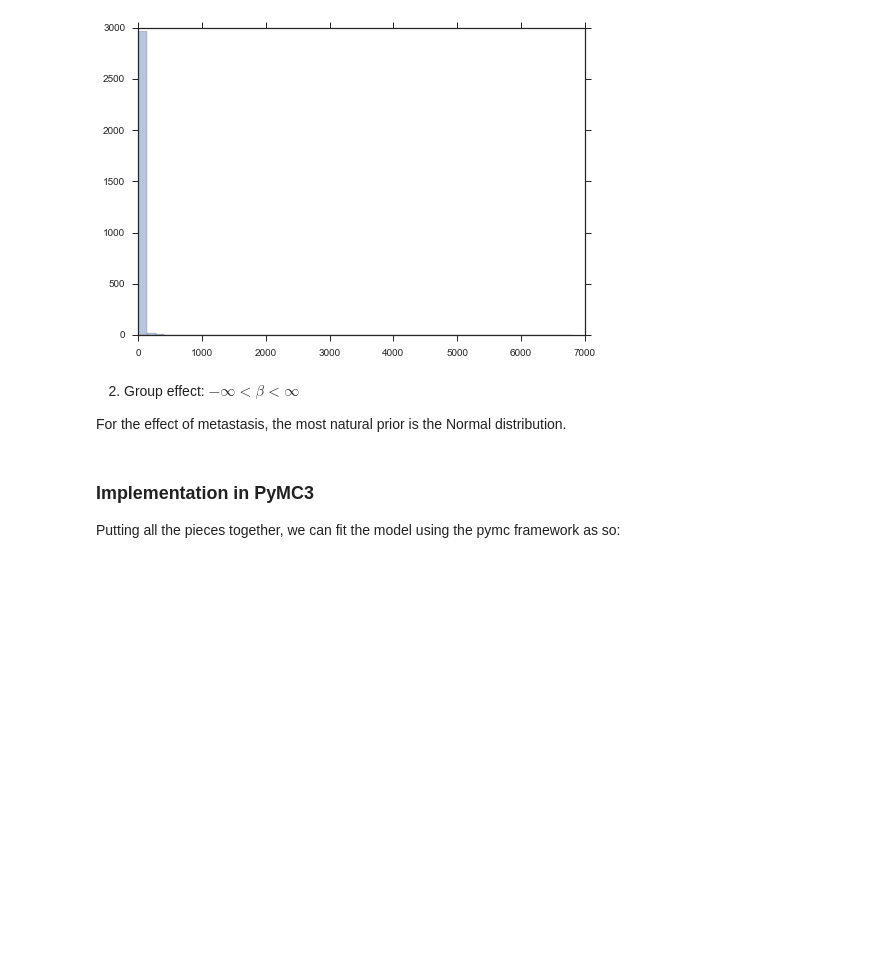
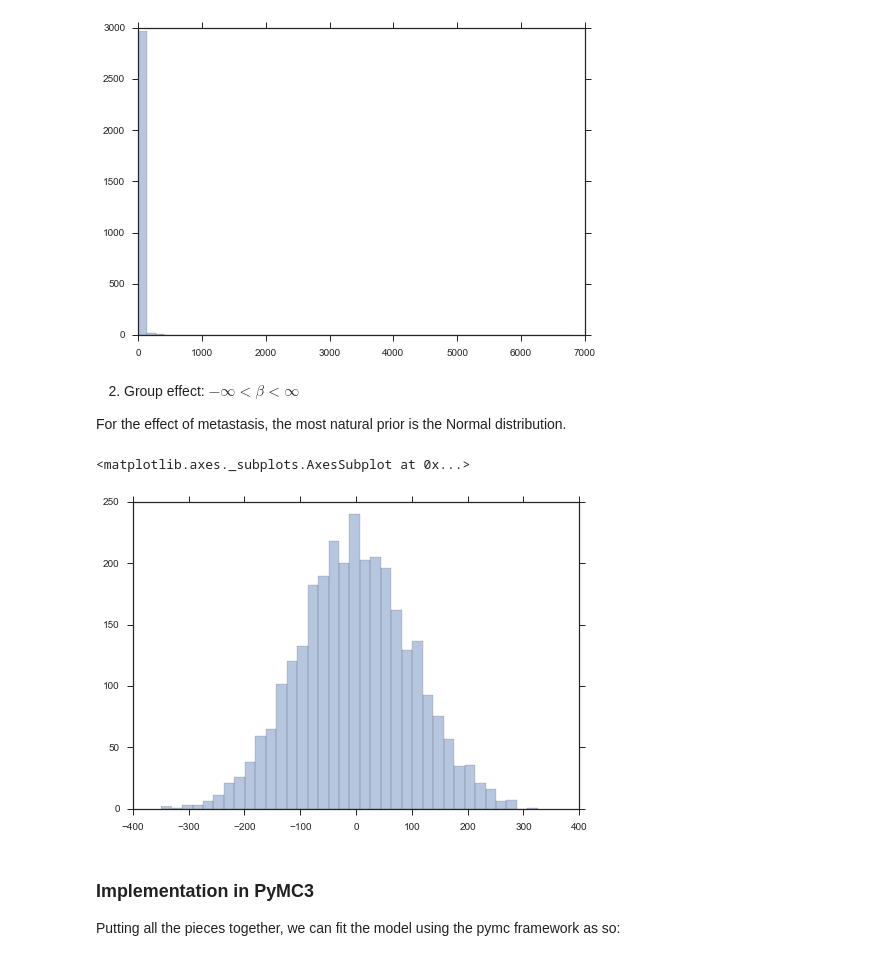
Before and after one commit to schluedj/talks, a Jupyter notebook: Misc/Time to Event Bayes.ipynb, the cells around one changed output. Drawn from its saved outputs; the diff is of its cells as text; code cells hidden in the pictures; blank space fills up the shorter version.

```diff
--- a/Misc/Time to Event Bayes.ipynb
+++ b/Misc/Time to Event Bayes.ipynb
@@ -229,6 +258,11 @@ sns.distplot(pm.HalfCauchy.dist(2.5).random(size=3000), kde=False)
 2. Group effect: $-\infty<\beta<\infty$
 
 For the effect of metastasis, the most natural prior is the Normal distribution.
+# %%
+sns.distplot(pm.Normal.dist(0,100).random(size=3000), kde=False)
+# %% [output]
+<matplotlib.axes._subplots.AxesSubplot at 0x...>
+[figure, added]
 # %% [markdown]
 ### Implementation in PyMC3
 
```
Also changed, not shown: parts of 15 cells of this notebook.
